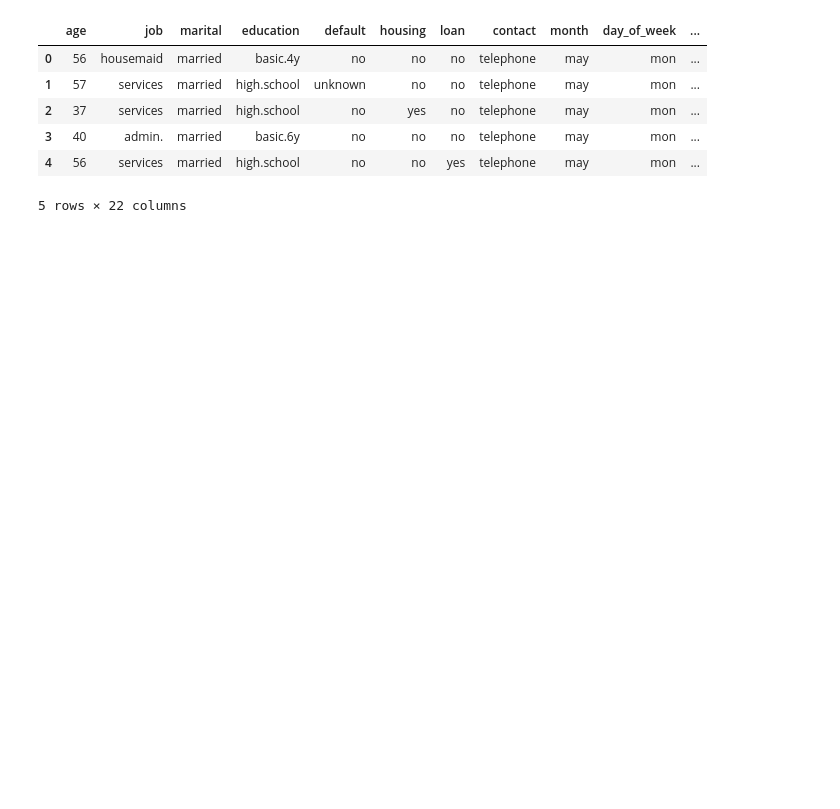
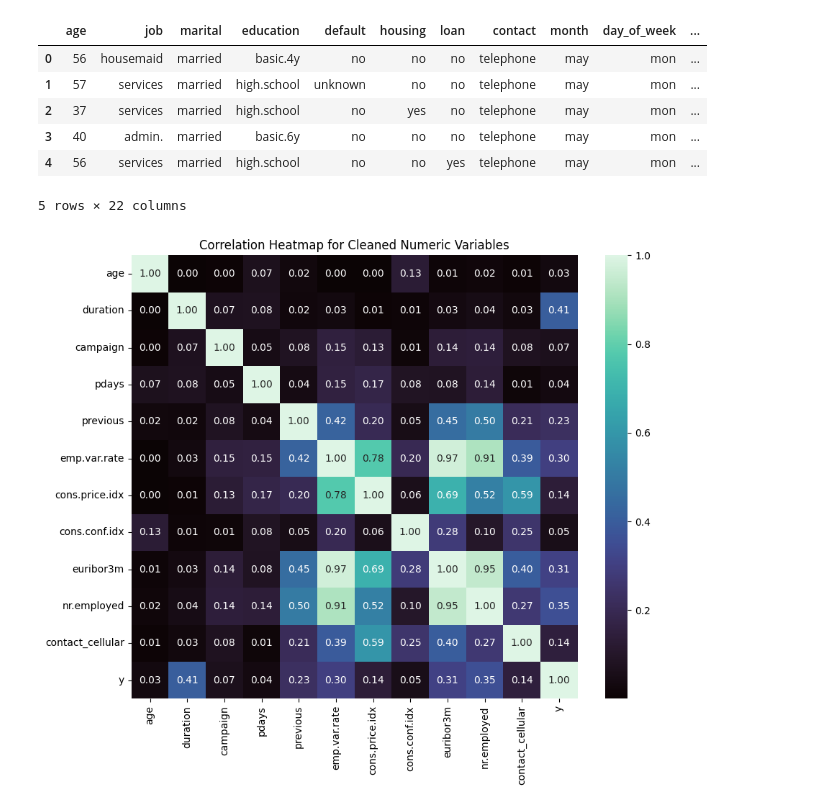
Before and after one commit to Ri-Dearg/adv-an-ca1, a Jupyter notebook: banking.ipynb, the cells around one changed output. Drawn from its saved outputs; the diff is of its cells as text; code cells hidden in the pictures; blank space fills up the shorter version.

Commit message:
feat(data): 🧐 explore duration correlation

```diff
--- a/banking.ipynb
+++ b/banking.ipynb
@@ -300,7 +306,7 @@ df_to_clean.shape
 (41176, 21)
 # %%
 # Handle all 999 values in the 'pdays' column by creating a new column.
-df_to_clean['previously_contacted'] = np.where(df_to_clean['pdays'] == 999, 'no', 'yes')
+df_to_clean['previously_contacted'] = np.where(df_to_clean['pdays'] == 999, False, True)
 df_to_clean['previously_contacted'].value_counts()
 # %% [output]
 previously_contacted
@@ -320,3 +326,24 @@ df_to_clean.head()
 | 3 | 40 | admin. | married | basic.6y | no | no | no | telephone | may | mon | ... |
 | 4 | 56 | services | married | high.school | no | no | yes | telephone | may | mon | ... |
 5 rows × 22 columns
+# %%
+# turn the values into integers for correlation analysis.
+corr_view = df_to_clean.copy()
+corr_view['contact_cellular'] = corr_view['contact'].eq('cellular').astype(int)
+corr_view['y'] = corr_view['y'].map({'no':0, 'yes':1})
+
+# correlation heatmap for numeric variables.
+corr_df = corr_view[
+    [
+        'age', 'duration', 'campaign', 'pdays', 'previous',
+        'emp.var.rate', 'cons.price.idx', 'cons.conf.idx',
+        'euribor3m', 'nr.employed', 'contact_cellular', 'y'
+    ]
+].corr()
+
+plt.figure(figsize=(10, 8))
+sns.heatmap(np.abs(corr_df), annot=True, fmt='.2f', cmap='mako')
+plt.title('Correlation Heatmap for Cleaned Numeric Variables')
+plt.show()
+# %% [output]
+[figure, added]
```
Also changed, not shown: parts of 5 cells of this notebook.
